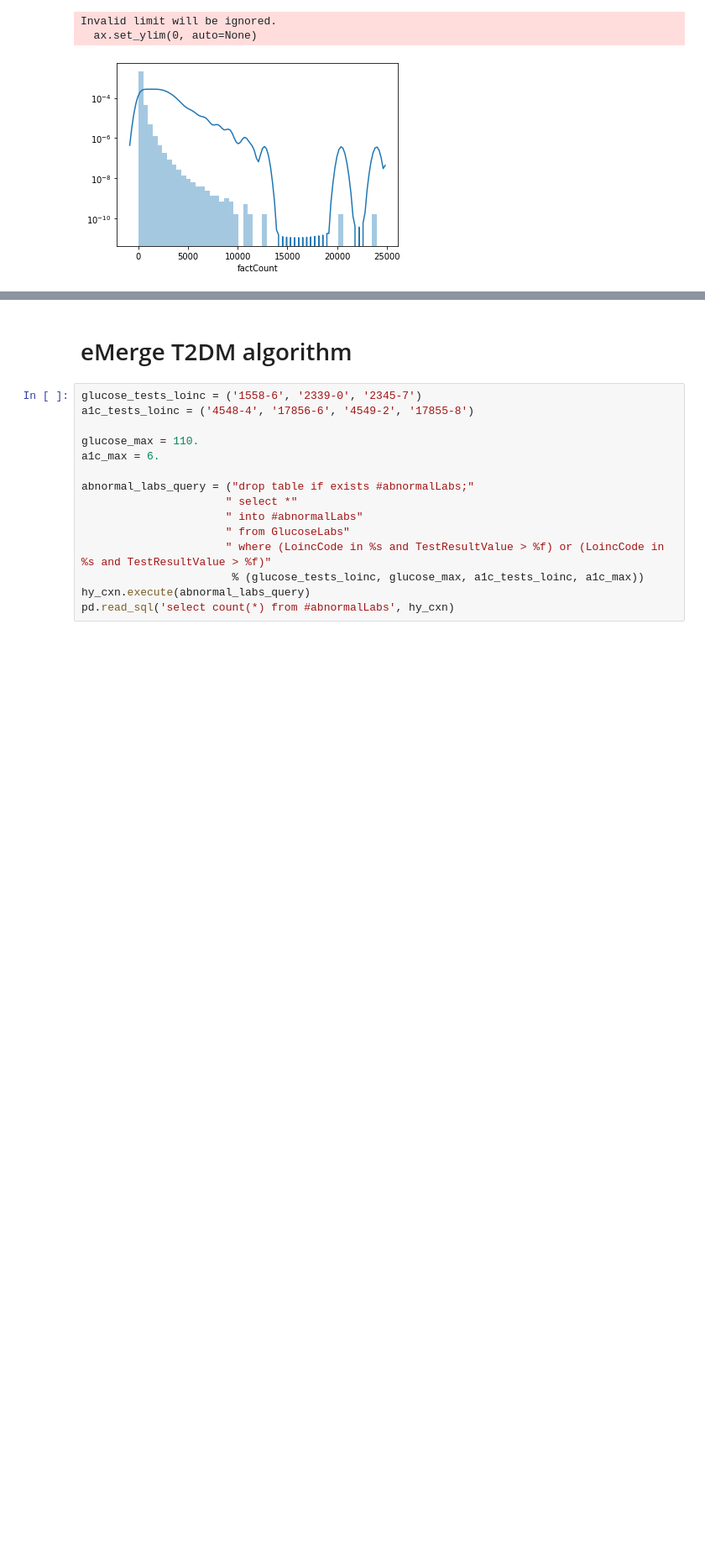
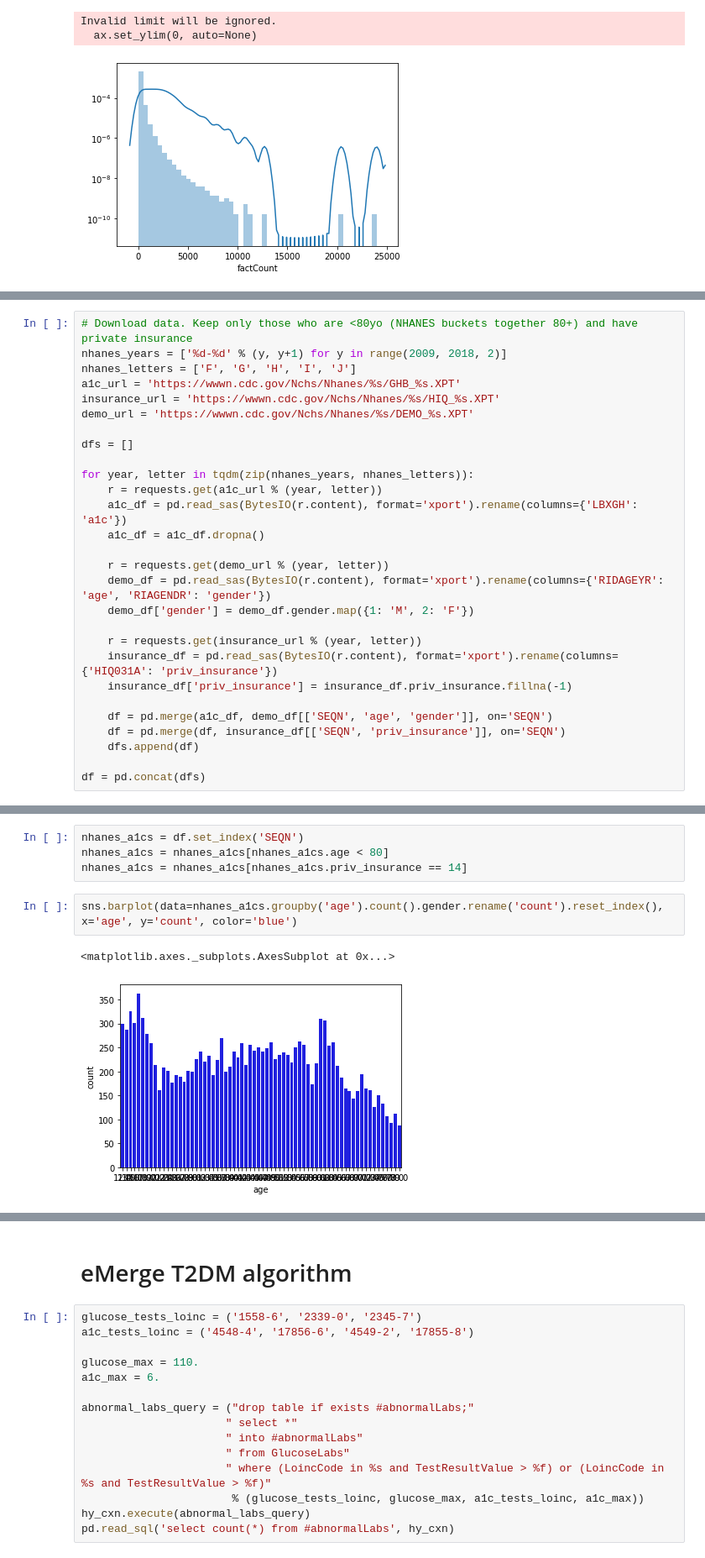
Before and after one commit to brettbj/association-robustness, a Jupyter notebook: Exploration.ipynb, the cells around one changed output, grey strips where cells are left out. Shown: that part at 84% size. Cells and saved outputs as stored; diff of their text form; blank space fills up the shorter version.

```diff
--- a/Exploration.ipynb
+++ b/Exploration.ipynb
@@ -201,0 +217,28 @@ Invalid limit will be ignored.
+# %%
+# Download data. Keep only those who are <80yo (NHANES buckets together 80+) and have private insurance
+nhanes_years = ['%d-%d' % (y, y+1) for y in range(2009, 2018, 2)]
+nhanes_letters = ['F', 'G', 'H', 'I', 'J']
+a1c_url = 'https://wwwn.cdc.gov/Nchs/Nhanes/%s/GHB_%s.XPT'
+insurance_url = 'https://wwwn.cdc.gov/Nchs/Nhanes/%s/HIQ_%s.XPT'
+demo_url = 'https://wwwn.cdc.gov/Nchs/Nhanes/%s/DEMO_%s.XPT'
+
+dfs = []
+
+for year, letter in tqdm(zip(nhanes_years, nhanes_letters)):
+    r = requests.get(a1c_url % (year, letter))
+    a1c_df = pd.read_sas(BytesIO(r.content), format='xport').rename(columns={'LBXGH': 'a1c'})
+    a1c_df = a1c_df.dropna()
+
+    r = requests.get(demo_url % (year, letter))
+    demo_df = pd.read_sas(BytesIO(r.content), format='xport').rename(columns={'RIDAGEYR': 'age', 'RIAGENDR': 'gender'})
+    demo_df['gender'] = demo_df.gender.map({1: 'M', 2: 'F'})
+
+    r = requests.get(insurance_url % (year, letter))
+    insurance_df = pd.read_sas(BytesIO(r.content), format='xport').rename(columns={'HIQ031A': 'priv_insurance'})
+    insurance_df['priv_insurance'] = insurance_df.priv_insurance.fillna(-1)
+
+    df = pd.merge(a1c_df, demo_df[['SEQN', 'age', 'gender']], on='SEQN')
+    df = pd.merge(df, insurance_df[['SEQN', 'priv_insurance']], on='SEQN')
+    dfs.append(df)
+
+df = pd.concat(dfs)
@@ -201,0 +247,9 @@ Invalid limit will be ignored.
+# %%
+nhanes_a1cs = df.set_index('SEQN')
+nhanes_a1cs = nhanes_a1cs[nhanes_a1cs.age < 80]
+nhanes_a1cs = nhanes_a1cs[nhanes_a1cs.priv_insurance == 14]
+# %%
+sns.barplot(data=nhanes_a1cs.groupby('age').count().gender.rename('count').reset_index(), x='age', y='count', color='blue')
+# %% [output]
+<matplotlib.axes._subplots.AxesSubplot at 0x...>
+[figure, added]
```
Also changed, not shown: parts of 16 cells of this notebook, 1 other file.
